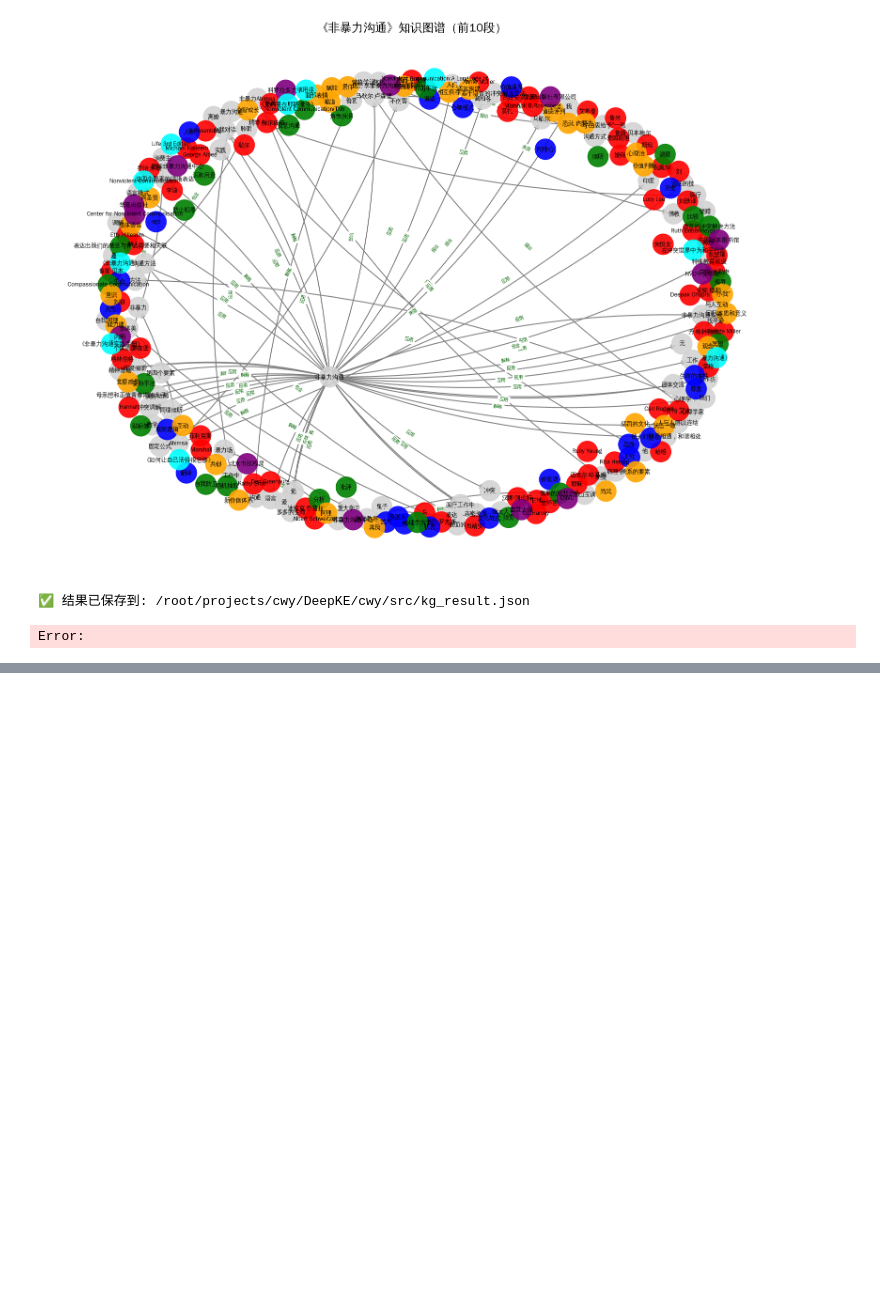
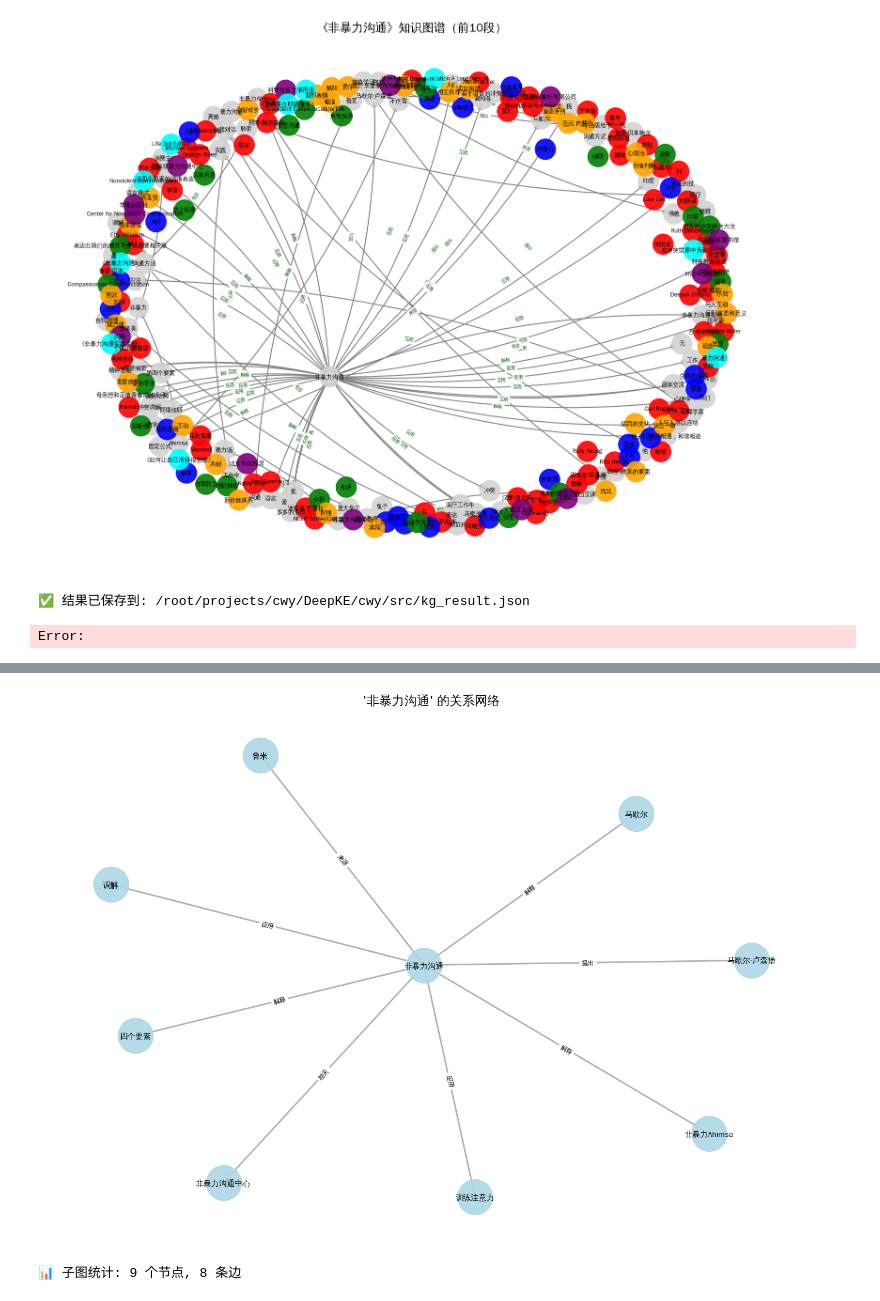
Before and after one commit to couragec/DeepKE, a Jupyter notebook: cwy/src/study.ipynb, the cells around one changed output, grey strips where cells are left out. Saved outputs shown, nothing was run; the diff lists cells and outputs as text; code cells hidden in the pictures; blank space fills up the shorter version.

Commit message:
Add Neo4j import script and study notes, ignore data files

```diff
--- a/cwy/src/study.ipynb
+++ b/cwy/src/study.ipynb
@@ -606,0 +738,19 @@ Error:
+# %%
+driver = GraphDatabase.driver(NEO4J_URI, auth=(NEO4J_USER, NEO4J_PASSWORD))
+
+# 修改这里的节点名称
+node_name = "非暴力沟通"
+
+with driver.session() as session:
+    result = session.run("""
+        MATCH (n {name: $name})-[r]->(m)
+        RETURN n.name as from, r.type as relation, m.name as to
+        UNION
+        MATCH (n {name: $name})<-[r]-(m)
+        RETURN m.name as from, r.type as relation, n.name as to
+    """, name=node_name)
+
+    data = [{"起点": r["from"], "关系": r["relation"], "终点": r["to"]} for r in result]
+    df = pd.DataFrame(data)
+    print(f"🕸️ '{node_name}' 的所有关系:")
+    print(df.to_string(index=False))
@@ -606,0 +803,56 @@ Error:
+# %%
+import networkx as nx
+import matplotlib.pyplot as plt
+
+# 使用你之前的字体配置
+plt.rcParams['font.sans-serif'] = ['WenQuanYi Zen Hei', 'DejaVu Sans']
+plt.rcParams['axes.unicode_minus'] = False
+
+driver = GraphDatabase.driver(NEO4J_URI, auth=(NEO4J_USER, NEO4J_PASSWORD))
+
+# 选择一个核心节点及其邻居
+center_node = "非暴力沟通"
+
+with driver.session() as session:
+    # 获取中心节点的1跳邻居
+    result = session.run("""
+        MATCH (center {name: $name})-[r]-(neighbor)
+        RETURN center.name as from, r.type as relation, neighbor.name as to
+        LIMIT 30
+    """, name=center_node)
+
+    # 构建图
+    G = nx.Graph()
+    for record in result:
+        G.add_edge(record["from"], record["to"], relation=record["relation"])
+
+    # 可视化
+    plt.figure(figsize=(14, 10))
+    pos = nx.spring_layout(G, k=2, iterations=50, seed=42)
+
+    # 画节点
+    nx.draw_networkx_nodes(G, pos, node_color='lightblue',
+                          node_size=2000, alpha=0.9)
+
+    # 画边
+    nx.draw_networkx_edges(G, pos, edge_color='gray',
+                          width=2, alpha=0.6)
+
+    # 画标签
+    nx.draw_networkx_labels(G, pos, font_size=10, font_weight='bold')
+
+    # 画边标签
+    edge_labels = nx.get_edge_attributes(G, 'relation')
+    nx.draw_networkx_edge_labels(G, pos, edge_labels, font_size=8)
+
+    plt.title(f"'{center_node}' 的关系网络", fontsize=16, fontweight='bold')
+    plt.axis('off')
+    plt.tight_layout()
+    plt.show()
+
+    print(f"📊 子图统计: {G.number_of_nodes()} 个节点, {G.number_of_edges()} 条边")
+
+driver.close()
+# %% [output]
+[figure, added]
+📊 子图统计: 9 个节点, 8 条边
```
Also changed, not shown: parts of 6 cells of this notebook, 4 other files.
